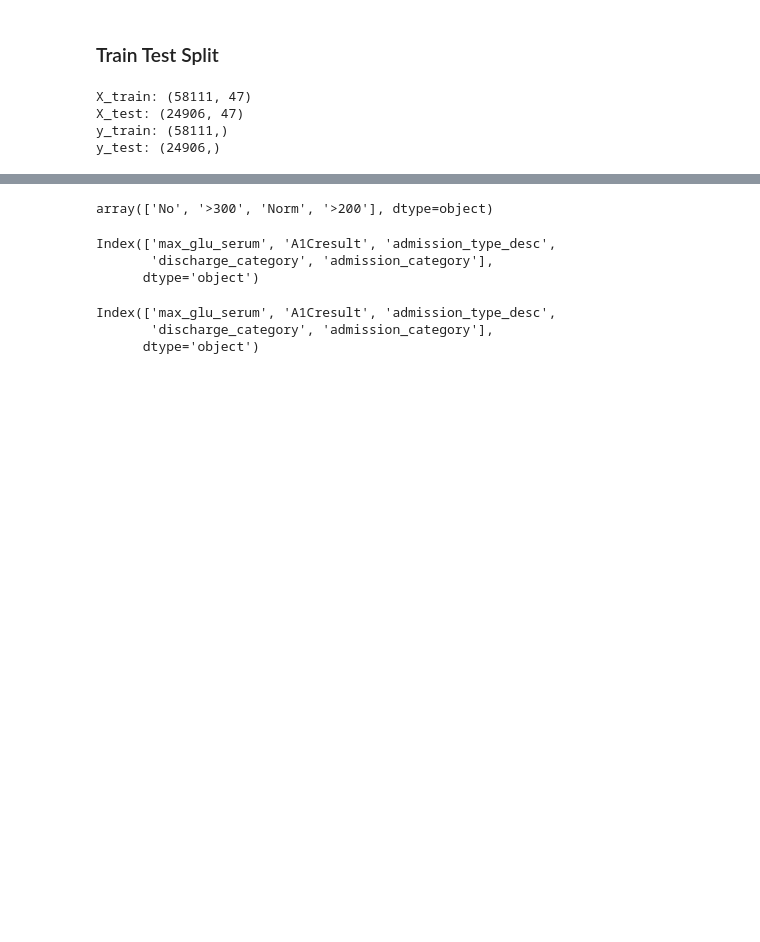
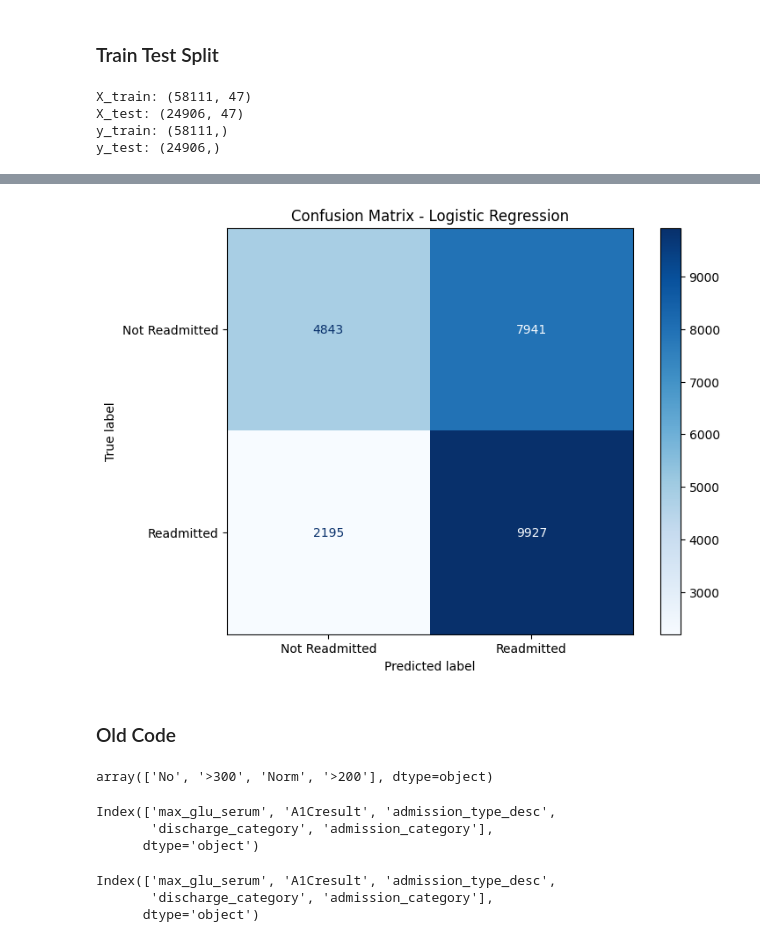
Before and after one commit to rohit180497/Early-readmission-of-patients-in-hospital, a Jupyter notebook: scripts/model_building.ipynb, the cells around one changed output, grey strips where cells are left out. Saved outputs shown, nothing was run; the diff lists cells and outputs as text; code cells hidden in the pictures; blank space fills up the shorter version.

```diff
--- a/scripts/model_building.ipynb
+++ b/scripts/model_building.ipynb
@@ -450,3 +570,19 @@ Created version '1' of model 'XGBoost'.
+# %%
+# Compute confusion matrix
+cm = confusion_matrix(y_test, y_pred_test)
+
+# Create display with custom class labels: 0 = Not Fraud, 1 = Fraud
+disp = ConfusionMatrixDisplay(confusion_matrix=cm, display_labels=['Not Readmitted', 'Readmitted'])
+
+# Plotting
+fig, ax = plt.subplots(figsize=(8, 6))
+disp.plot(cmap='Blues', ax=ax, colorbar=True)
+plt.title("Confusion Matrix - Logistic Regression")
+plt.show()
+# %% [output]
+[figure, added]
+# %% [markdown]
+### Old Code
 # %%
 # val_data.head()
 # %%
```
Also changed, not shown: parts of 10 cells of this notebook, 4 other files.
